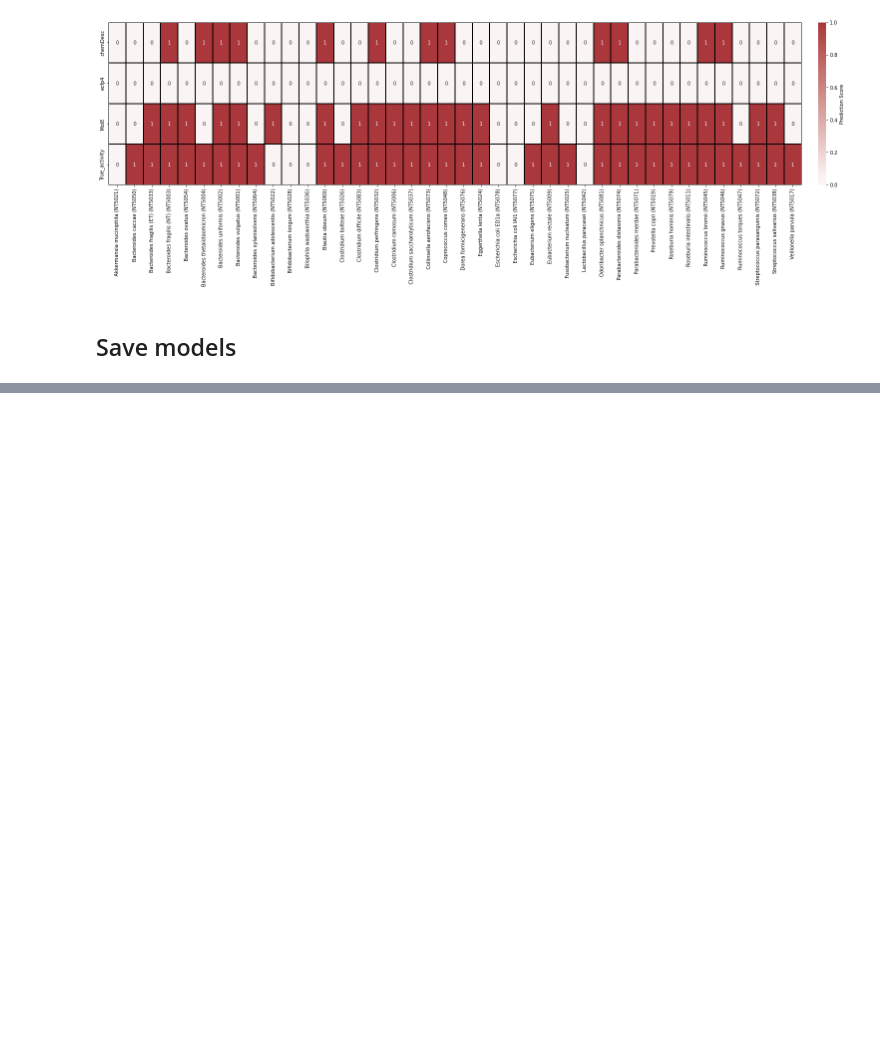
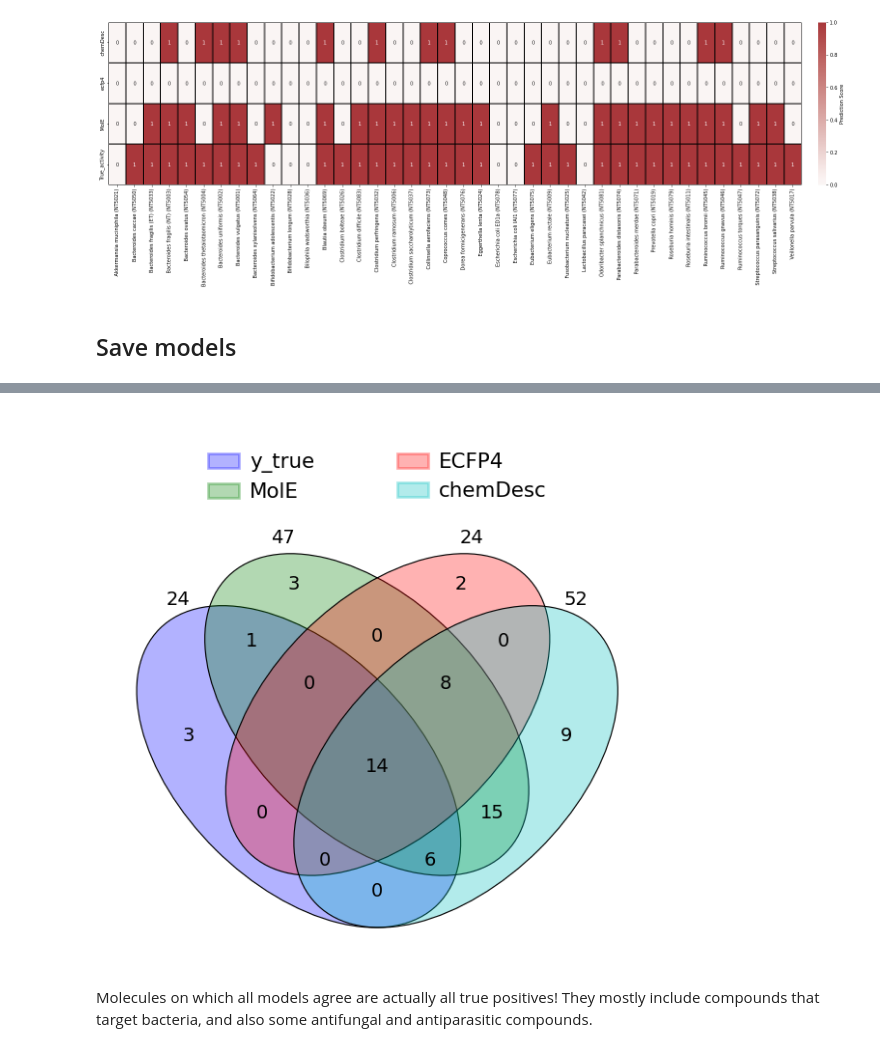
Before and after one commit to rolayoalarcon/mole_antimicrobial_potential, a Jupyter notebook: workflow/03.model_evaluation.ipynb, the cells around one changed output, grey strips where cells are left out. Drawn from its saved outputs; the diff is of its cells as text; code cells hidden in the pictures; blank space fills up the shorter version.

```diff
--- a/workflow/03.model_evaluation.ipynb
+++ b/workflow/03.model_evaluation.ipynb
@@ -552,8 +552,8 @@ See the caveats in the documentation: https://pandas.pydata.org/pandas-docs/stab
 Compare ground truth to predictions
 # %%
 # Read information
-prestwick_info = pd.read_csv(os.path.join(SCREEN_DATA_DIR, "prestwick_library_screened.tsv.gz"), sep='\t', index_col=["prestwick_ID"])
-prestwick_info = prestwick_info[["chemical name"]]
+prestwick_info_complete = pd.read_csv(os.path.join(SCREEN_DATA_DIR, "prestwick_library_screened.tsv.gz"), sep='\t', index_col=["prestwick_ID"])
+prestwick_info = prestwick_info_complete[["chemical name"]]
 # %%
 
 
@@ -648,0 +736,12 @@ optimal_thresholds.to_csv(os.path.join(OUTPUT_DIR, "optimal_thresholds.tsv.gz"),
+# %%
+COUNT_CUTOFF = 1
+
+set_dict_1 = {key:set(count_comparison[count_comparison[key] >= COUNT_CUTOFF].index.to_list()) for key in ["y_true", "MolE", "ECFP4", "chemDesc"]}
+set_dict_1["y_true"] = set_dict_10["y_true"]
+
+
+venny4py(sets=set_dict_1)
+# %% [output]
+[figure, added]
+# %% [markdown]
+Molecules on which all models agree are actually all true positives! They mostly include compounds that target bacteria, and also some antifungal and antiparasitic compounds.
```
Also changed, not shown: parts of 38 cells of this notebook, 6 other files.
